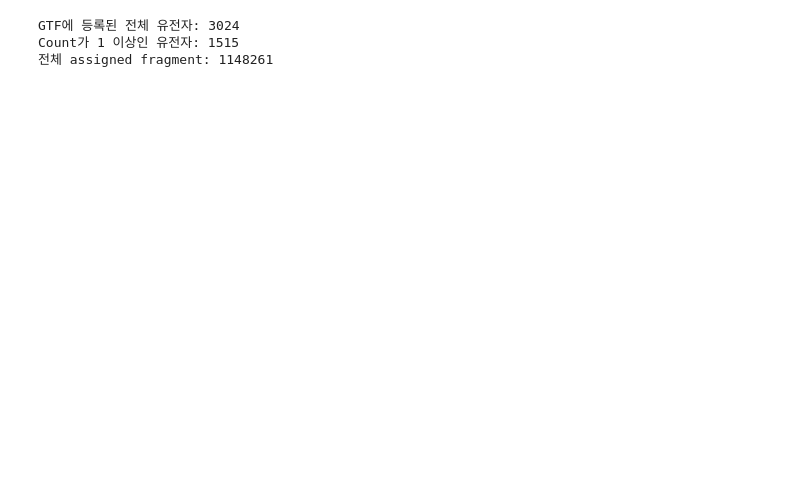
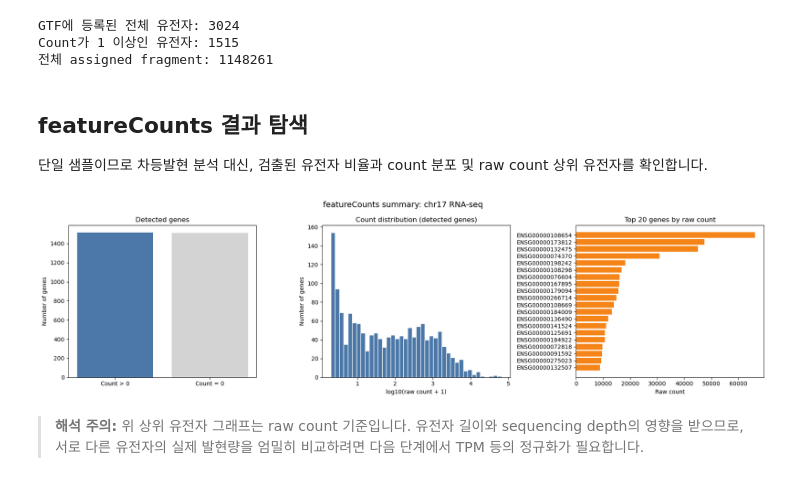
Before and after one commit to gzookeeperlee1015-sudo/bioinformatics-study, a Jupyter notebook: notebooks/02_chr17_expression.ipynb, the cells around one changed output. Cells and saved outputs as stored; diff of their text form; code cells hidden in the pictures; blank space fills up the shorter version.

Commit message:
Add featureCounts exploratory plots

```diff
--- a/notebooks/02_chr17_expression.ipynb
+++ b/notebooks/02_chr17_expression.ipynb
@@ -32,3 +32,46 @@ print("전체 assigned fragment:", counts["Count"].sum())
 GTF에 등록된 전체 유전자: 3024
 Count가 1 이상인 유전자: 1515
 전체 assigned fragment: 1148261
+# %% [markdown]
+## featureCounts 결과 탐색
+
+단일 샘플이므로 차등발현 분석 대신, 검출된 유전자 비율과 count 분포 및 raw count 상위 유전자를 확인합니다.
+# %%
+import numpy as np
+import matplotlib.pyplot as plt
+
+expressed = (counts["Count"] > 0).sum()
+not_expressed = (counts["Count"] == 0).sum()
+top20 = counts.nlargest(20, "Count").sort_values("Count")
+
+fig, axes = plt.subplots(1, 3, figsize=(18, 5))
+
+axes[0].bar(
+    ["Count > 0", "Count = 0"],
+    [expressed, not_expressed],
+    color=["#4C78A8", "#D3D3D3"]
+)
+axes[0].set_title("Detected genes")
+axes[0].set_ylabel("Number of genes")
+
+axes[1].hist(
+    np.log10(counts.loc[counts["Count"] > 0, "Count"] + 1),
+    bins=40,
+    color="#4C78A8",
+    edgecolor="white"
+)
+axes[1].set_title("Count distribution (detected genes)")
+axes[1].set_xlabel("log10(raw count + 1)")
+axes[1].set_ylabel("Number of genes")
+
+axes[2].barh(top20["Geneid"], top20["Count"], color="#F58518")
+axes[2].set_title("Top 20 genes by raw count")
+axes[2].set_xlabel("Raw count")
+
+fig.suptitle("featureCounts summary: chr17 RNA-seq", fontsize=14)
+fig.tight_layout()
+plt.show()
+# %% [output]
+[figure, added]
+# %% [markdown]
+> **해석 주의:** 위 상위 유전자 그래프는 raw count 기준입니다. 유전자 길이와 sequencing depth의 영향을 받으므로, 서로 다른 유전자의 실제 발현량을 엄밀히 비교하려면 다음 단계에서 TPM 등의 정규화가 필요합니다.
```
